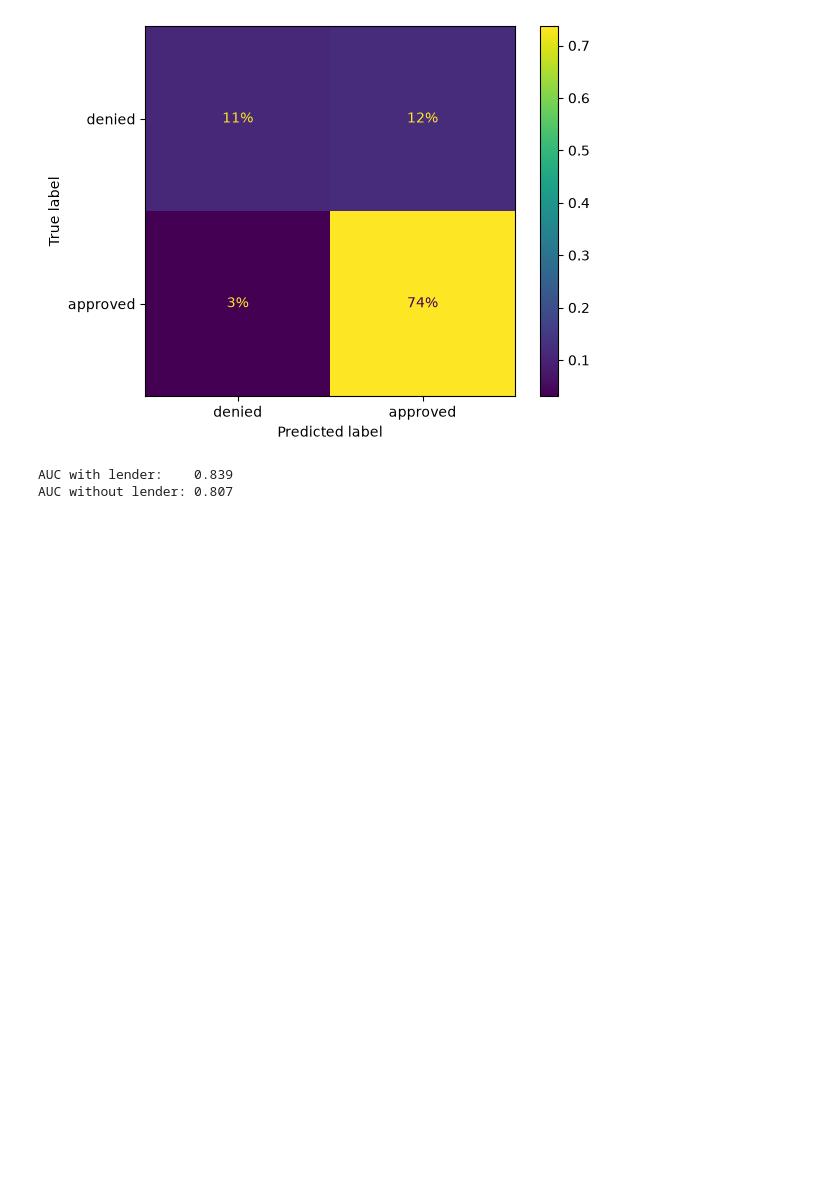
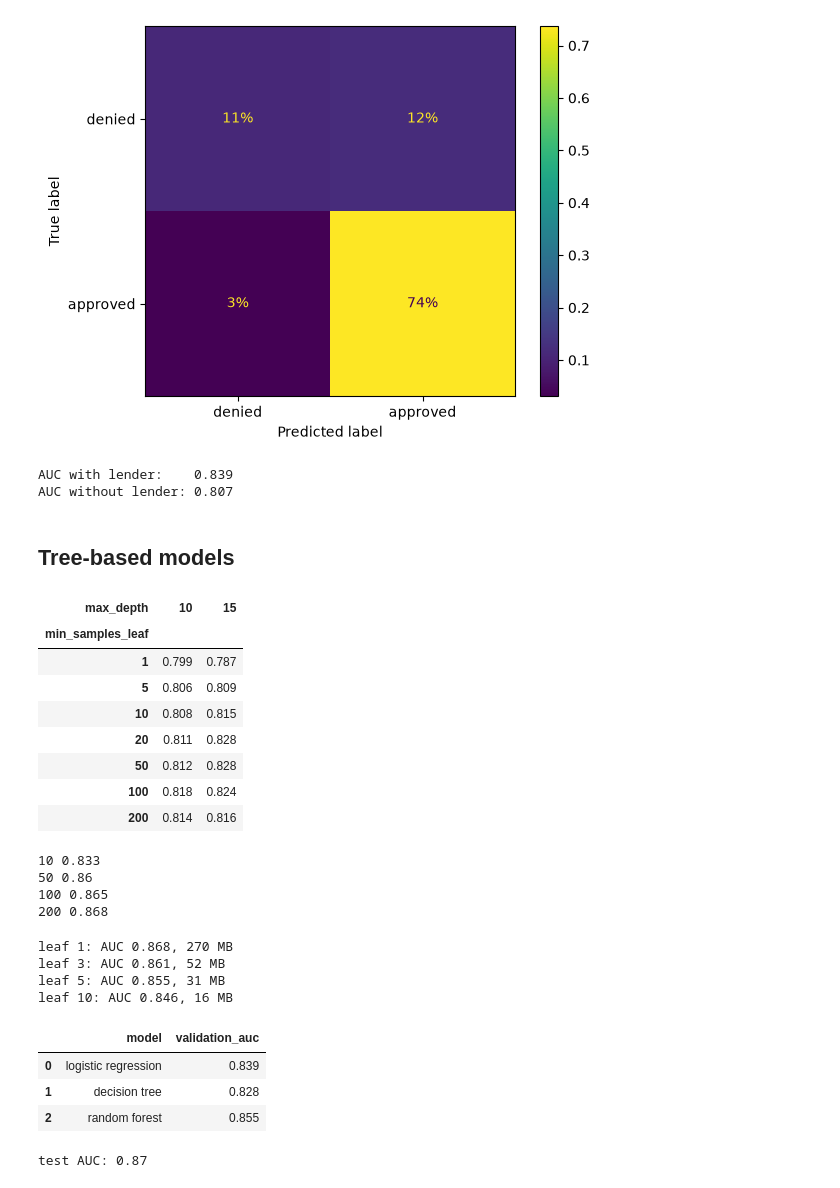
Before and after one commit to Humanberto/san-diego-mortgage-approval, a Jupyter notebook: notebook.ipynb, the cells around one changed output. Cells and saved outputs as stored; diff of their text form; code cells hidden in the pictures; blank space fills up the shorter version.

Commit message:
Tree models, model selection and final test

```diff
--- a/notebook.ipynb
+++ b/notebook.ipynb
@@ -738,3 +738,83 @@ print('AUC without lender:', round(roc_auc_score(y_val, y_pred2), 3))
 # %% [output]
 AUC with lender:    0.839
 AUC without lender: 0.807
+# %% [markdown]
+## Tree-based models
+# %%
+from sklearn.tree import DecisionTreeClassifier
+
+scores = []
+for depth in [10, 15]:
+    for leaf in [1, 5, 10, 20, 50, 100, 200]:
+        dt = DecisionTreeClassifier(max_depth=depth, min_samples_leaf=leaf, random_state=1)
+        dt.fit(X_train, y_train)
+        auc = roc_auc_score(y_val, dt.predict_proba(X_val)[:, 1])
+        scores.append((depth, leaf, auc))
+
+df_scores = pd.DataFrame(scores, columns=['max_depth', 'min_samples_leaf', 'auc'])
+df_scores.pivot(index='min_samples_leaf', columns='max_depth', values='auc').round(3)
+# %% [output]
+| max_depth | 10 | 15 |
+| min_samples_leaf |  |  |
+| 1 | 0.799 | 0.787 |
+| 5 | 0.806 | 0.809 |
+| 10 | 0.808 | 0.815 |
+| 20 | 0.811 | 0.828 |
+| 50 | 0.812 | 0.828 |
+| 100 | 0.818 | 0.824 |
+| 200 | 0.814 | 0.816 |
+# %%
+from sklearn.ensemble import RandomForestClassifier
+
+for n in [10, 50, 100, 200]:
+    rf = RandomForestClassifier(n_estimators=n, random_state=1, n_jobs=-1)
+    rf.fit(X_train, y_train)
+    auc = roc_auc_score(y_val, rf.predict_proba(X_val)[:, 1])
+    print(n, round(auc, 3))
+# %% [output]
+10 0.833
+50 0.86
+100 0.865
+200 0.868
+# %%
+import pickle
+
+for leaf in [1, 3, 5, 10]:
+    rf = RandomForestClassifier(n_estimators=200, min_samples_leaf=leaf, random_state=1, n_jobs=-1)
+    rf.fit(X_train, y_train)
+    auc = roc_auc_score(y_val, rf.predict_proba(X_val)[:, 1])
+    size_mb = len(pickle.dumps(rf)) / 1_000_000
+    print(f'leaf {leaf}: AUC {auc:.3f}, {size_mb:.0f} MB')
+# %% [output]
+leaf 1: AUC 0.868, 270 MB
+leaf 3: AUC 0.861, 52 MB
+leaf 5: AUC 0.855, 31 MB
+leaf 10: AUC 0.846, 16 MB
+# %%
+auc_lr = roc_auc_score(y_val, y_pred)
+
+dt = DecisionTreeClassifier(max_depth=15, min_samples_leaf=20, random_state=1).fit(X_train, y_train)
+rf = RandomForestClassifier(n_estimators=200, min_samples_leaf=5, random_state=1, n_jobs=-1).fit(X_train, y_train)
+
+results = pd.DataFrame({
+    'model': ['logistic regression', 'decision tree', 'random forest'],
+    'validation_auc': [auc_lr,
+                       roc_auc_score(y_val, dt.predict_proba(X_val)[:, 1]),
+                       roc_auc_score(y_val, rf.predict_proba(X_val)[:, 1])],
+})
+results.round(3)
+# %% [output]
+|  | model | validation_auc |
+| 0 | logistic regression | 0.839 |
+| 1 | decision tree | 0.828 |
+| 2 | random forest | 0.855 |
+# %%
+dv_full = DictVectorizer(sparse=False)
+X_full_train = dv_full.fit_transform(df_full_train[categorical + numerical].to_dict(orient='records'))
+X_test = dv_full.transform(df_test[categorical + numerical].to_dict(orient='records'))
+
+final_model = RandomForestClassifier(n_estimators=200, min_samples_leaf=5, random_state=1, n_jobs=-1)
+final_model.fit(X_full_train, y_full_train)
+print('test AUC:', round(roc_auc_score(y_test, final_model.predict_proba(X_test)[:, 1]), 3))
+# %% [output]
+test AUC: 0.87
```
Also changed, not shown: parts of 1 cell of this notebook.
